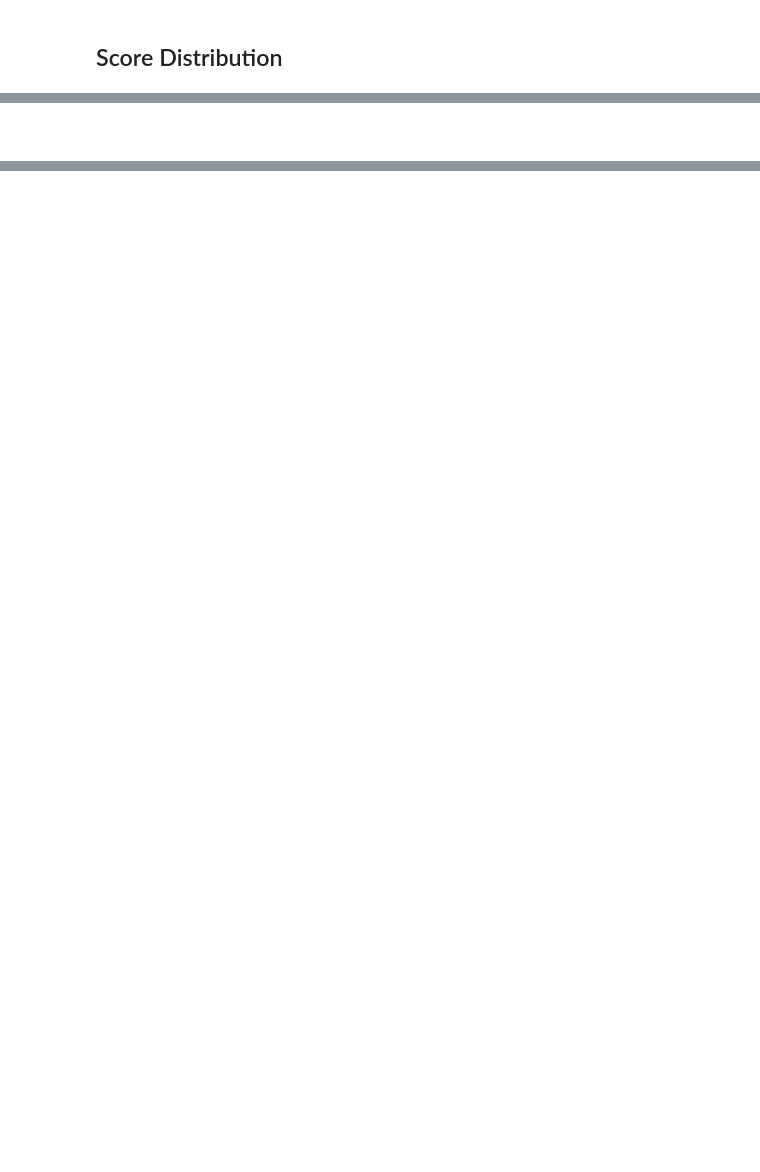
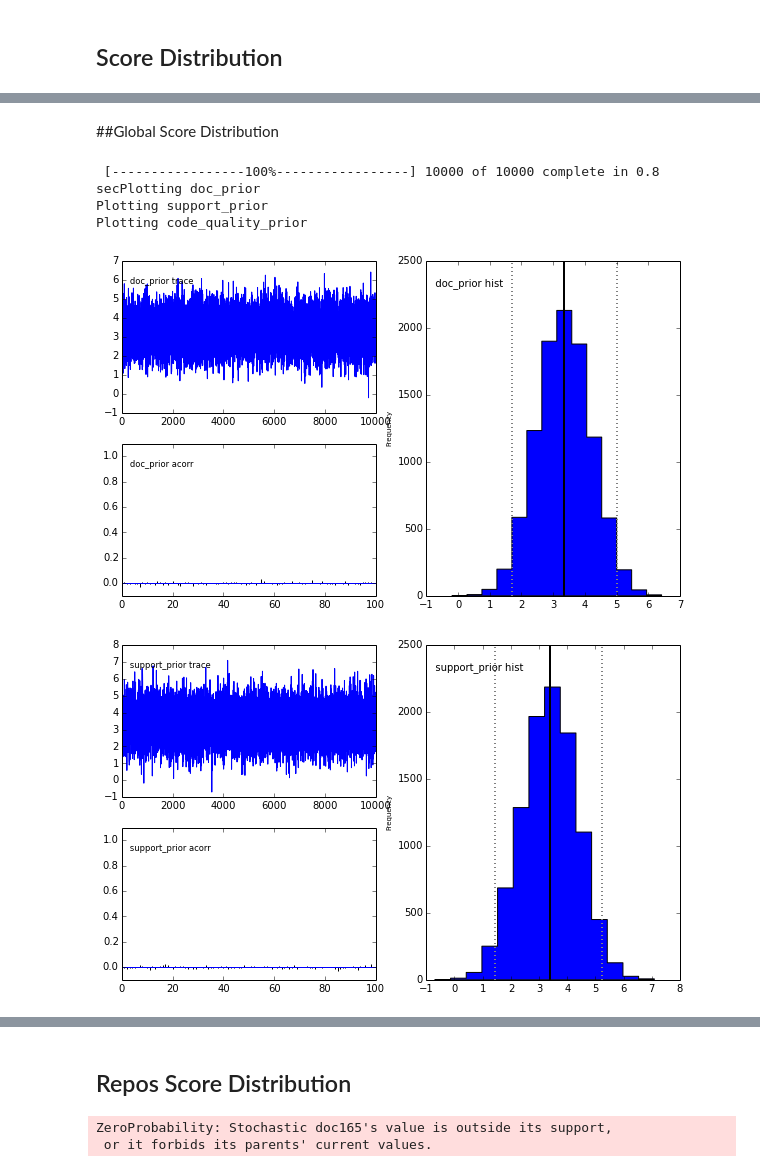
Before and after one commit to gitlinks/notebooks, a Jupyter notebook: Karma and Score Simulation.ipynb, the cells around one changed output, grey strips where cells are left out. Drawn from its saved outputs; the diff is of its cells as text; code cells hidden in the pictures; blank space fills up the shorter version.

Commit message:
Adds some pymc

```diff
--- a/Karma and Score Simulation.ipynb
+++ b/Karma and Score Simulation.ipynb
@@ -206,2 +208,23 @@ plt.show()
-# %% [markdown]
-#
+# %% [markdown]
+##Global Score Distribution
+# %%
+import pymc
+
+ratings = {}
+for repo_id, repo in repos.iteritems():
+    ratings.update(repo['ratings'])
+ratings_pd = pd.DataFrame.from_dict(ratings, orient='index')
+priors = {}
+for c in repos_pd.columns:
+    priors[c] = pymc.Normal(c+'_prior', mu=ratings_pd[c].mean(), tau=ratings_pd[c].std())
+
+#plot priors
+sampler = pymc.MCMC(priors.values() + [sums])
+sampler.sample(iter=10000)
+pymc.Matplot.plot(sampler)
+# %% [output]
+ [-----------------100%-----------------] 10000 of 10000 complete in 0.8 secPlotting doc_prior
+Plotting support_prior
+Plotting code_quality_prior
+[figure, added]
+[figure, added]
@@ -207,0 +232,2 @@ plt.show()
+# %% [markdown]
+## Repos Score Distribution
@@ -207,0 +245,7 @@ plt.show()
+# %%
+sampler = pymc.MCMC(docs.values() + priors.values() + [tau])
+sampler.sample(iter=10000)
+pymc.Matplot.plot(sampler)
+# %% [output]
+ZeroProbability: Stochastic doc165's value is outside its support,
+ or it forbids its parents' current values.
```
Also changed, not shown: parts of 8 cells of this notebook.
